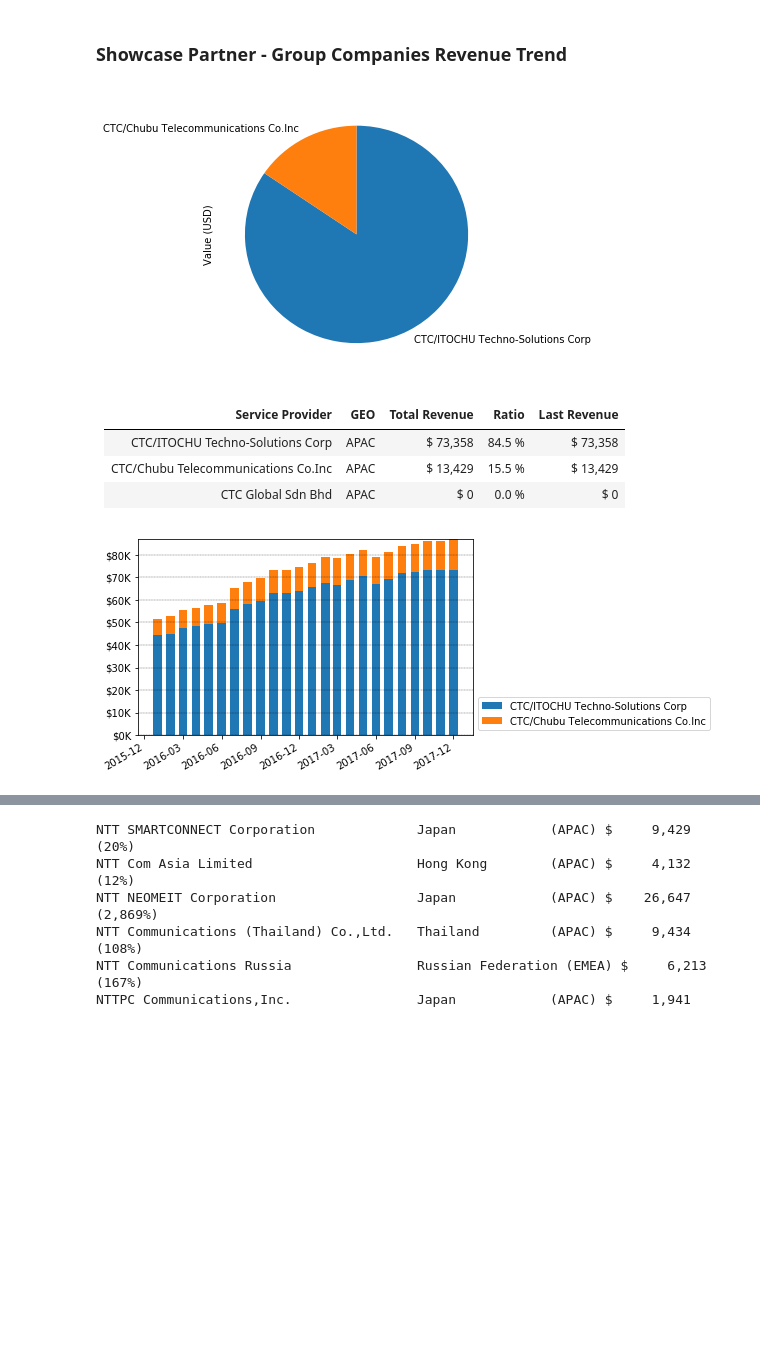
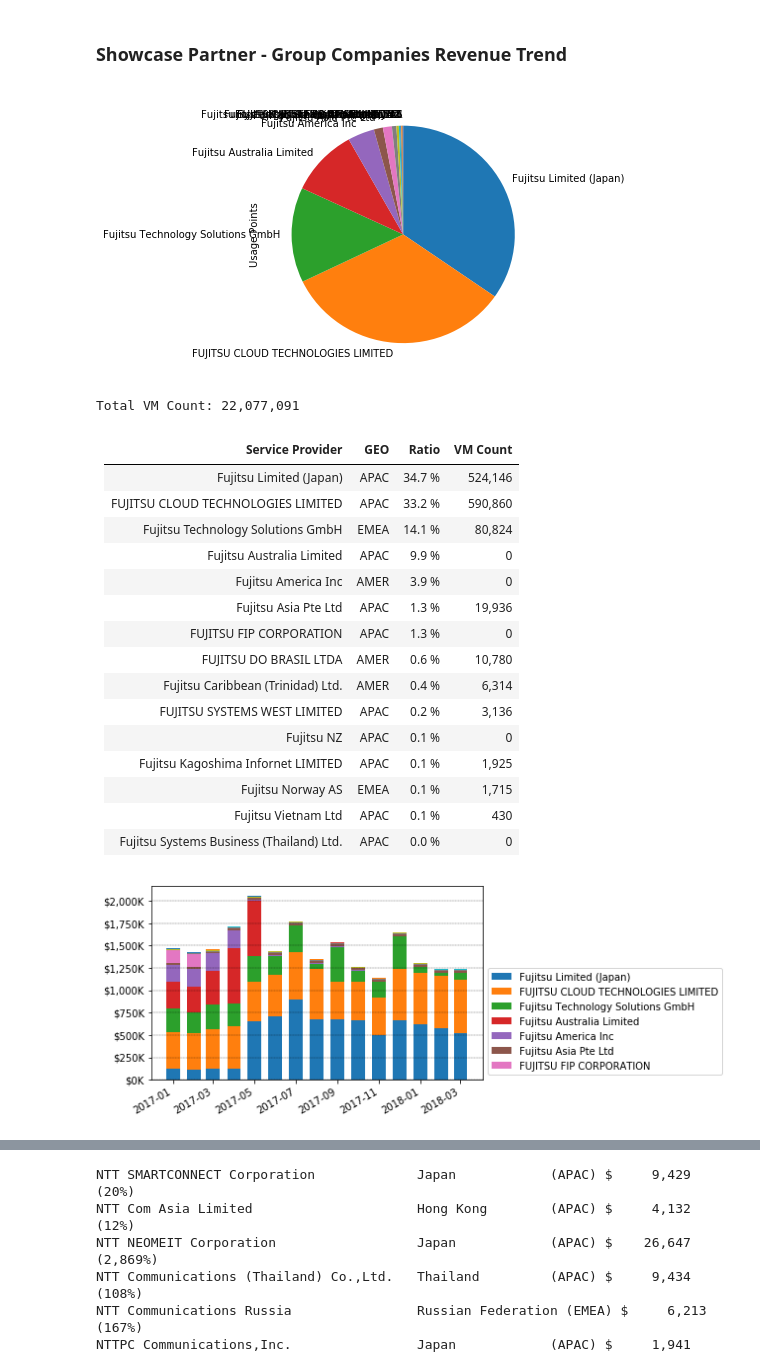
Before and after one commit to k1fukumoto/vcpp-data, a Jupyter notebook: report/GlobalUsagePoints.ipynb, the cells around one changed output, grey strips where cells are left out. Drawn from its saved outputs; the diff is of its cells as text; code cells hidden in the pictures; blank space fills up the shorter version.

```diff
--- a/report/GlobalUsagePoints.ipynb
+++ b/report/GlobalUsagePoints.ipynb
@@ -89,0 +33,6 @@ plt.show()
+# %%
+from defines import *
+
+DF = DF[(DF['Usage Period']<=END_MONTH) & (DF['Usage Period']>=START_MONTH)]
+
+ph.plot_trend_chart(DF)
@@ -132,5 +49,5 @@ YoY Quarterly Revenue Growth : +29%
 # %% [markdown]
 ### Partner Group Name Correction
 # %%
-df.loc[df['Service Provider'].str.match(r'.*Softlayer*'),'Partner Group Name'] = 'IBM'
-df.loc[df['Service Provider'].str.match(r'.*Softlayer*'),'Partner Status'] = 'Showcase'
+DF.loc[DF['Service Provider'].str.match(r'.*Softlayer*'),'Partner Group Name'] = 'IBM'
+DF.loc[DF['Service Provider'].str.match(r'.*Softlayer*'),'Partner Status'] = 'Showcase'
@@ -307,7 +248,8 @@ def plot_pie(series):
 
 def partner_snapshot(df_pg,key='Value (USD)',product_key='Product Group'):
     # sorted list by "key" size
-    s_pg_sorted = df_pg[df_pg['Usage Period'] == END_MONTH].groupby('Service Provider')[key].sum().sort_values(ascending=False)
+#    s_pg_sorted = df_pg[df_pg['Usage Period'] == END_MONTH].groupby('Service Provider')[key].sum().sort_values(ascending=False)
+    s_pg_sorted = df_pg.groupby('Service Provider')[key].sum().sort_values(ascending=False)
 
     # index list of entire usage period
     i_up = df_pg.groupby('Usage Period')[key].sum().index
@@ -316,6 +258,7 @@ def partner_snapshot(df_pg,key='Value (USD)',product_key='Product Group'):
     plot_pie(s_pg_sorted)
 
     total_rev = s_pg_sorted.sum()
+    print("Total VM Count: {:,.0f}".format(total_rev))
     prev_bar = 0
     rows = []
     for sp,rev in s_pg_sorted.items():
@@ -328,15 +271,14 @@ def partner_snapshot(df_pg,key='Value (USD)',product_key='Product Group'):
                 rev_by_period.at[up] = 0.0
         rev_by_period = rev_by_period.sort_index()
         rows.append([sp,df_sp['GEO'].iloc[0],
-                     '\$ {:,.0f}'.format(rev),
                      '{:.1f} %'.format(rev/total_rev*100),
-                     '\$ {:,.0f}'.format(rev_by_period.at[END_MONTH])])
+                     '{:,.0f}'.format(rev_by_period.at[END_MONTH])])
 
         plt.bar(rev_by_period.index,rev_by_period.values,width=20,label=sp_label,bottom=prev_bar)
         prev_bar += rev_by_period.values
 
-    display(Markdown("\n".join(['Service Provider | GEO | Total Revenue | Ratio | Last Revenue',
-                                ':---|---|---|---|---',
+    display(Markdown("\n".join(['Service Provider | GEO | Ratio | VM Count',
+                                ':---|---|---|---',
                                 "\n".join(map(lambda row: '|'.join(row),rows))])))
     format_trend_chart()
     plt.show()
@@ -353,42 +295,56 @@ def partner_snapshot(df_pg,key='Value (USD)',product_key='Product Group'):
 
         plt.bar(rev_by_up.index,rev_by_up.values,width=20,label=prod,bottom=prev_bar)
         prev_bar += rev_by_up.values
 
     rows = []
     for sp in s_pg_sorted.keys():
         row = [sp]
         for prod in s_prod_sorted.keys():
             rev = df_pg[(df_pg['Service Provider'] == sp)&(df_pg[product_key] == prod)][key].sum()
             row.append('' if rev==0.0 else '\$ {:,.0f}'.format(rev))
         rows.append('|'.join(row))
 
     display(Markdown("\n".join(['Service Provider | {}'.format('|'.join(s_prod_sorted.index)),
                                 '|'.join(['---'] * (1+len(s_prod_sorted)))] + rows)))
 
 #    df_heatmap = pd.DataFrame(index=s_pg_sorted.keys(),columns=s_prod_sorted.keys())
 #    for sp in s_pg_sorted.keys():
 #        for prod in s_prod_sorted.keys():
 #            rev = df_pg[(df_pg['Service Provider'] == sp)&(df_pg['Product Group'] == prod)][key].sum()
 #            df_heatmap.loc[sp][prod] = '' if rev==.0 else '$ {:,.0f}'.format(rev)
 
 
     format_trend_chart()
     plt.show()
 
+#partner_snapshot(DF[DF['Partner Group Name'] == 'NTT'])
+
+#partner_snapshot(DF[DF['Service Provider'].str.match(r'.*Dimension Data*')],key='Value (USD)')
 
 #for pg in df_top10.sort_values(by=['Revenue'],ascending=False)['Partner Group Name'].unique():
 #    partner_snapshot(df[df['Partner Group Name'] == pg])
-
-#partner_snapshot(df[(df['Partner Group Name'] == 'NTT')&(df['Product Group']!='Bundle')])
-#partner_snapshot(df[(df['Partner Group Name'] == 'Fujitsu')],key='Value (USD)')
-#partner_snapshot(df[(df['Partner Group Name'] == 'NTT') & (df['Service Provider'] != 'NTT Communications Corporation')],key='Usage Points')
+partner_snapshot(DF[DF['Partner Group Name'] == 'Fujitsu'],key='Usage Points')
+#partner_snapshot(DF[(DF['Partner Group Name'] == 'IBM')],key='Value (USD)')
+#partner_snapshot(DF[(DF['Partner Group Name'] == 'NTT') & (DF['Service Provider'] != 'NTT Communications Corporation')])
 #partner_snapshot(df[df['Service Provider'].str.match('itelligence')])
-partner_snapshot(df[df['Service Provider'].str.match('CTC')])
 # %% [output]
-[figure, old version]
+[figure, new version]
+Total VM Count: 22,077,091
-Service Provider | GEO | Total Revenue | Ratio | Last Revenue
-:---|---|---|---|---
-CTC/ITOCHU Techno-Solutions Corp|APAC|\$ 73,358|84.5 %|\$ 73,358
-CTC/Chubu Telecommunications Co.Inc|APAC|\$ 13,429|15.5 %|\$ 13,429
-CTC Global Sdn Bhd|APAC|\$ 0|0.0 %|\$ 0
+Service Provider | GEO | Ratio | VM Count
+:---|---|---|---
+Fujitsu Limited (Japan)|APAC|34.7 %|524,146
+FUJITSU CLOUD TECHNOLOGIES LIMITED|APAC|33.2 %|590,860
+Fujitsu Technology Solutions GmbH|EMEA|14.1 %|80,824
+Fujitsu Australia Limited|APAC|9.9 %|0
+Fujitsu America Inc|AMER|3.9 %|0
+Fujitsu Asia Pte Ltd|APAC|1.3 %|19,936
+FUJITSU FIP CORPORATION|APAC|1.3 %|0
+FUJITSU DO BRASIL LTDA|AMER|0.6 %|10,780
+Fujitsu Caribbean (Trinidad) Ltd.|AMER|0.4 %|6,314
+FUJITSU SYSTEMS WEST LIMITED|APAC|0.2 %|3,136
+Fujitsu NZ|APAC|0.1 %|0
+Fujitsu Kagoshima Infornet LIMITED|APAC|0.1 %|1,925
+Fujitsu Norway AS|EMEA|0.1 %|1,715
+Fujitsu Vietnam Ltd|APAC|0.1 %|430
+Fujitsu Systems Business (Thailand) Ltd.|APAC|0.0 %|0
-[figure, old version]
+[figure, new version]
```
Also changed, not shown: parts of 27 cells of this notebook.
